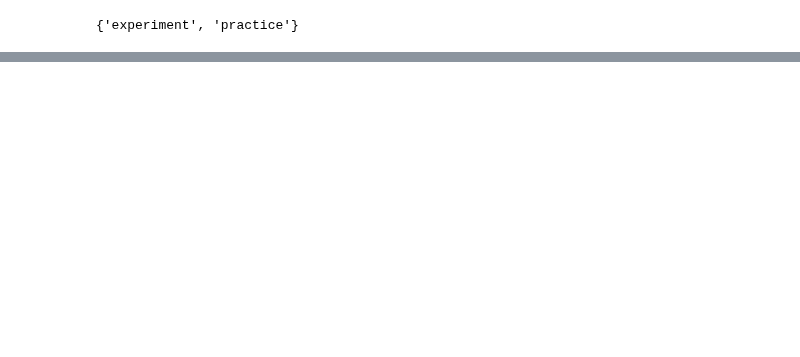
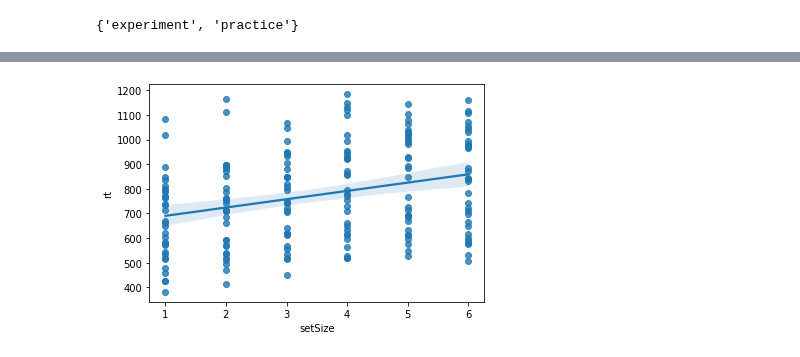
Before and after one commit to ethanweed/ExPsyLing, a Jupyter notebook: datasets/Sternberg/scripts/Sternberg_datawrangling.ipynb, the cells around one changed output, grey strips where cells are left out. Saved outputs shown, nothing was run; the diff lists cells and outputs as text; code cells hidden in the pictures; blank space fills up the shorter version.

Commit message:
updates to Sternberg scripts

```diff
--- a/datasets/Sternberg/scripts/Sternberg_datawrangling.ipynb
+++ b/datasets/Sternberg/scripts/Sternberg_datawrangling.ipynb
@@ -29,0 +1,18 @@ raw.head()
+# %%
+# load csv file with raw data
+
+import pandas as pd
+#raw = pd.read_csv("/Users/ethan/Desktop/test_deleteme3.csv")
+#raw = pd.read_csv("/Users/ethan/Documents/GitHub/OpenSesame/Sternberg/data/Sternber_data_long.csv")
+#raw = pd.read_csv("/Users/ethan/Documents/GitHub/OpenSesame/Sternberg/data/jatos_results_2020.csv")
+
+# Semiotics
+raw1 = pd.read_csv("/Users/ethan/Documents/GitHub/ExPsyLing/datasets/Sternberg/2021/Sternberg_2021_1.csv")
+
+# Linguistics
+raw2 = pd.read_csv("/Users/ethan/Documents/GitHub/ExPsyLing/datasets/Sternberg/2021/Sternberg_2021_2.csv")
+
+raw = pd.concat([raw1, raw2])
+
+#raw = pd.read_csv("/Users/ethan/Documents/GitHub/ExPsyLing/datasets/Sternberg/2021/Sternberg_2021_SoMe.csv")
+#raw.head()
@@ -116,0 +117,3 @@ pandas.core.groupby.generic.DataFrameGroupBy
+# %%
+data = data.reset_index()
+data
@@ -116,0 +140,4 @@ pandas.core.groupby.generic.DataFrameGroupBy
+# %%
+ax = sns.regplot(x = 'setSize', y = 'rt', data = data)
+# %% [output]
+[figure, added]
```
Also changed, not shown: parts of 16 cells of this notebook, 5 other files.
